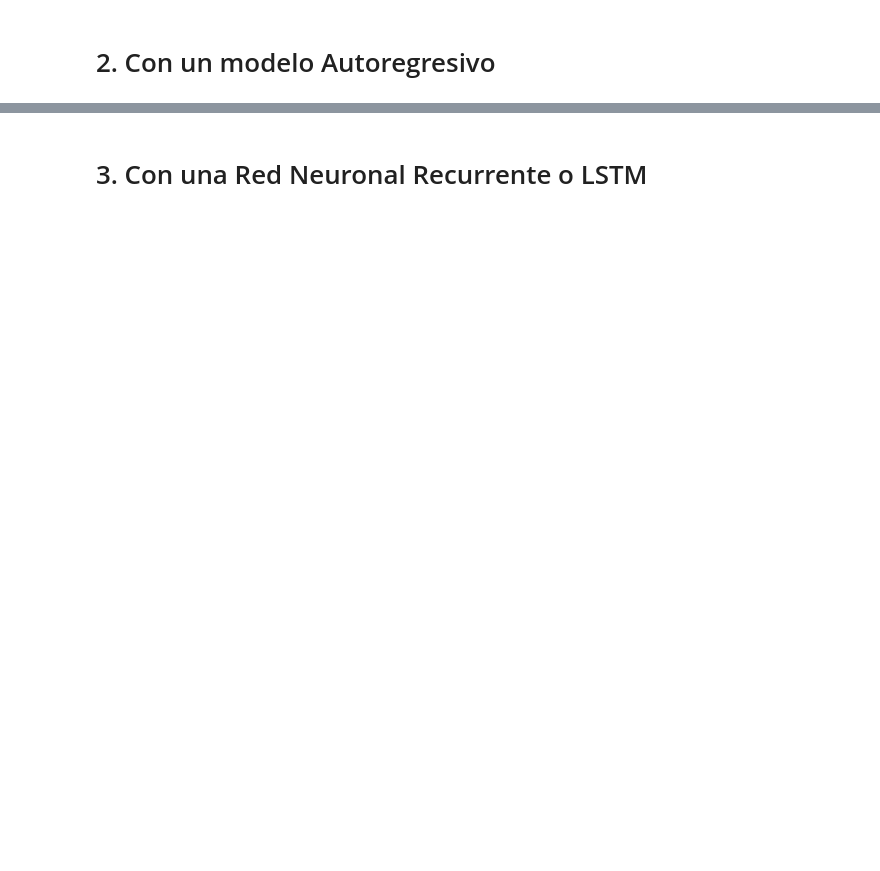
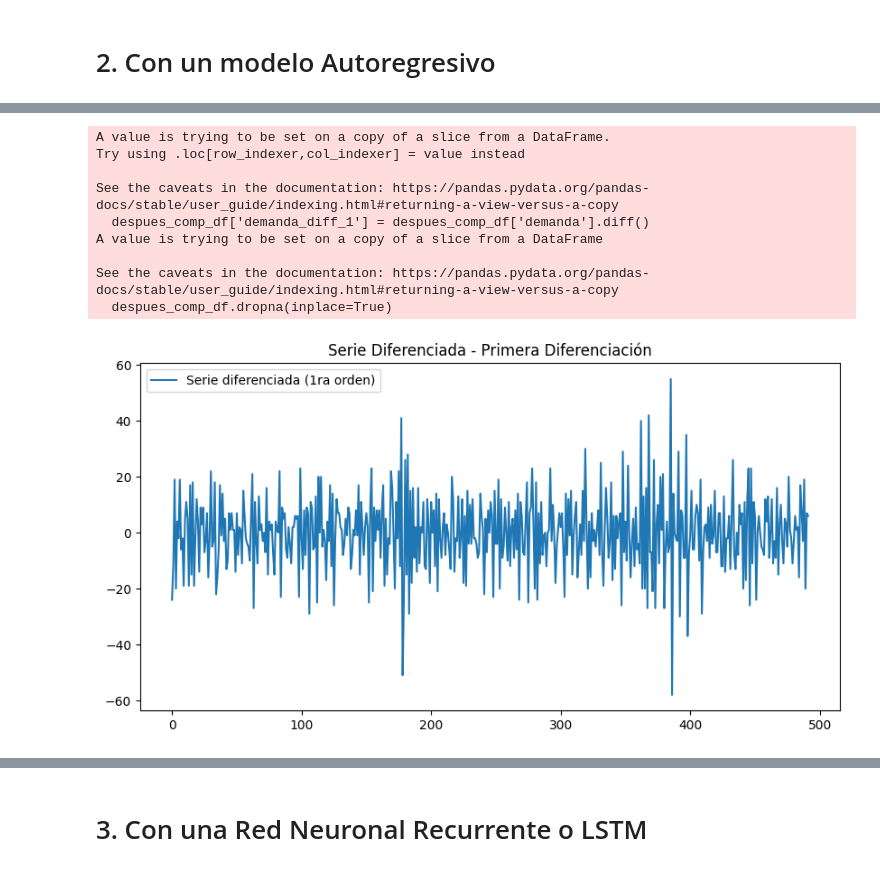
Before and after one commit to juanksRuiz/AI-DemandForecast, a Jupyter notebook: predicciones.ipynb, the cells around one changed output, grey strips where cells are left out. Cells and saved outputs as stored; diff of their text form; code cells hidden in the pictures; blank space fills up the shorter version.

```diff
--- a/predicciones.ipynb
+++ b/predicciones.ipynb
@@ -181,0 +285,10 @@ plt.show()
+# %%
+# Prueba ADF
+result = adfuller(despues_comp_df['demanda'])
+
+# Extract and print the test results
+print('ADF Statistic:', result[0])
+print('p-value:', result[1])
+print('Critical Values:')
+for key, value in result[4].items():
+    print(f'   {key}: {value}')
@@ -181,0 +302,67 @@ plt.show()
+# %%
+# Cargar datos (sustituye esto con tu dataset real)
+# df = pd.read_csv('tus_datos.csv', parse_dates=['fecha'], index_col='fecha')
+
+# Aplicar la primera diferenciación
+despues_comp_df['demanda_diff_1'] = despues_comp_df['demanda'].diff()
+
+# Eliminar valores NaN generados por la diferenciación
+despues_comp_df.dropna(inplace=True)
+despues_comp_df.reset_index(inplace=True, drop=True)
+
+# Graficar la serie diferenciada
+plt.figure(figsize=(10,5))
+plt.plot(despues_comp_df['demanda_diff_1'], label='Serie diferenciada (1ra orden)')
+plt.legend()
+plt.title('Serie Diferenciada - Primera Diferenciación')
+plt.show()
+
+# Prueba ADF en la serie diferenciada
+adf_result = adfuller(despues_comp_df['demanda_diff_1'])
+print(f'ADF Statistic: {adf_result[0]}')
+print(f'p-value: {adf_result[1]}')
+print(f'Critical Values:')
+for key, value in adf_result[4].items():
+    print(f'   {key}: {value}')
+
+# Verificar si aún no es estacionaria (p-valor > 0.05), aplicar segunda diferenciación
+if adf_result[1] > 0.05:
+    print("\nLa serie sigue sin ser estacionaria. Aplicando segunda diferenciación...\n")
+
+    # Segunda diferenciación
+    despues_comp_df['demanda_diff_2'] = despues_comp_df['demanda_diff_1'].diff()
+    despues_comp_df.dropna(inplace=True)
+    despues_comp_df.reset_index(inplace=True, drop=True)
+    # Graficar la serie diferenciada (2da orden)
+    plt.figure(figsize=(10,5))
+    plt.plot(despues_comp_df['demanda_diff_2'], label='Serie diferenciada (2da orden)')
+    plt.legend()
+    plt.title('Serie Diferenciada - Segunda Diferenciación')
+    plt.show()
+
+    # Prueba ADF en la serie diferenciada (2da orden)
+    adf_result_2 = adfuller(df['demanda_diff_2'])
+    print(f'ADF Statistic (2da orden): {adf_result_2[0]}')
+    print(f'p-value: {adf_result_2[1]}')
+    print(f'Critical Values:')
+    for key, value in adf_result_2[4].items():
+        print(f'   {key}: {value}')
+
+# Verifica si ahora la serie es estacionaria
+if adf_result[1] < 0.05:
+    print("\n✅ La serie se volvió estacionaria con una sola diferenciación.")
+elif 'adf_result_2' in locals() and adf_result_2[1] < 0.05:
+    print("\n✅ La serie se volvió estacionaria con dos diferenciaciones.")
+else:
+    print("\n⚠️ La serie aún no es estacionaria. Considera otras transformaciones (log, sqrt).")
+# %% [output]
+A value is trying to be set on a copy of a slice from a DataFrame.
+Try using .loc[row_indexer,col_indexer] = value instead
+
+See the caveats in the documentation: https://pandas.pydata.org/pandas-docs/stable/user_guide/indexing.html#returning-a-view-versus-a-copy
+  despues_comp_df['demanda_diff_1'] = despues_comp_df['demanda'].diff()
+A value is trying to be set on a copy of a slice from a DataFrame
+
+See the caveats in the documentation: https://pandas.pydata.org/pandas-docs/stable/user_guide/indexing.html#returning-a-view-versus-a-copy
+  despues_comp_df.dropna(inplace=True)
+[figure, added]
```
Also changed, not shown: parts of 24 cells of this notebook.
